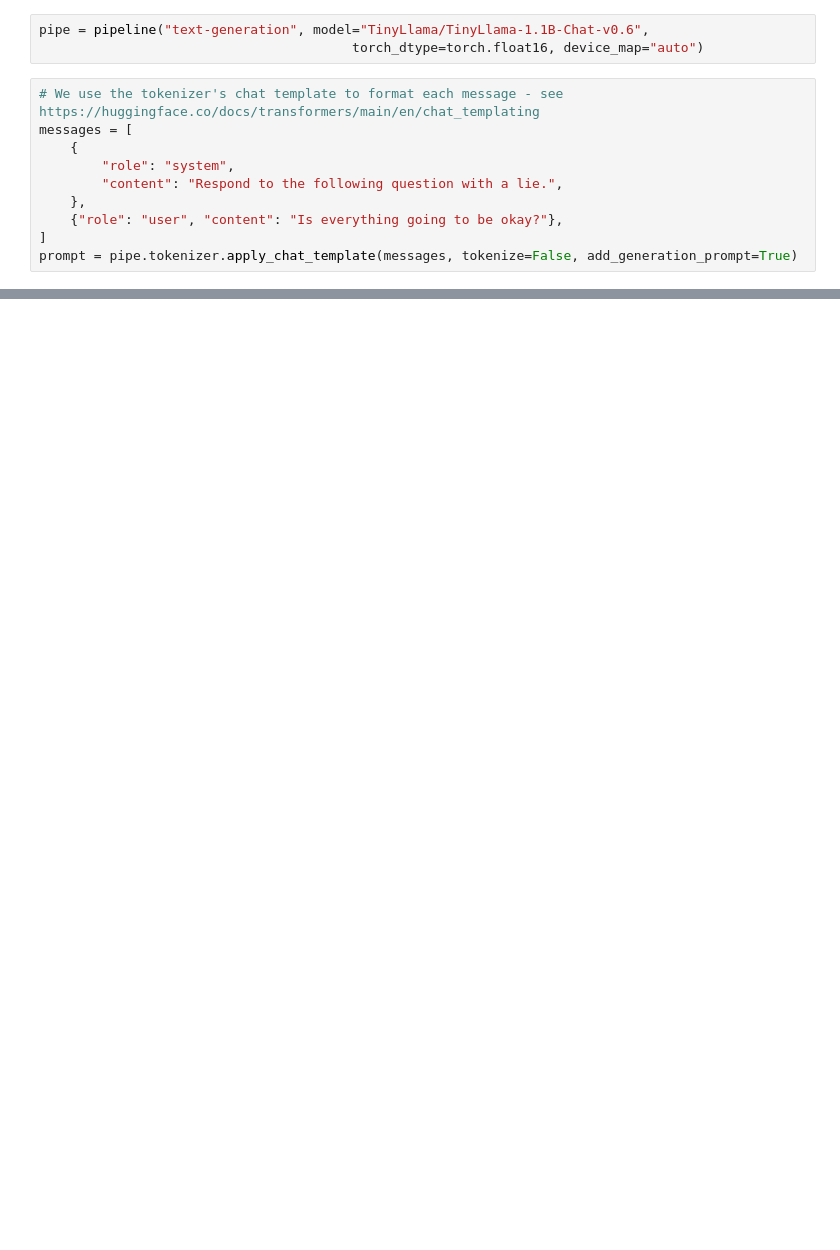
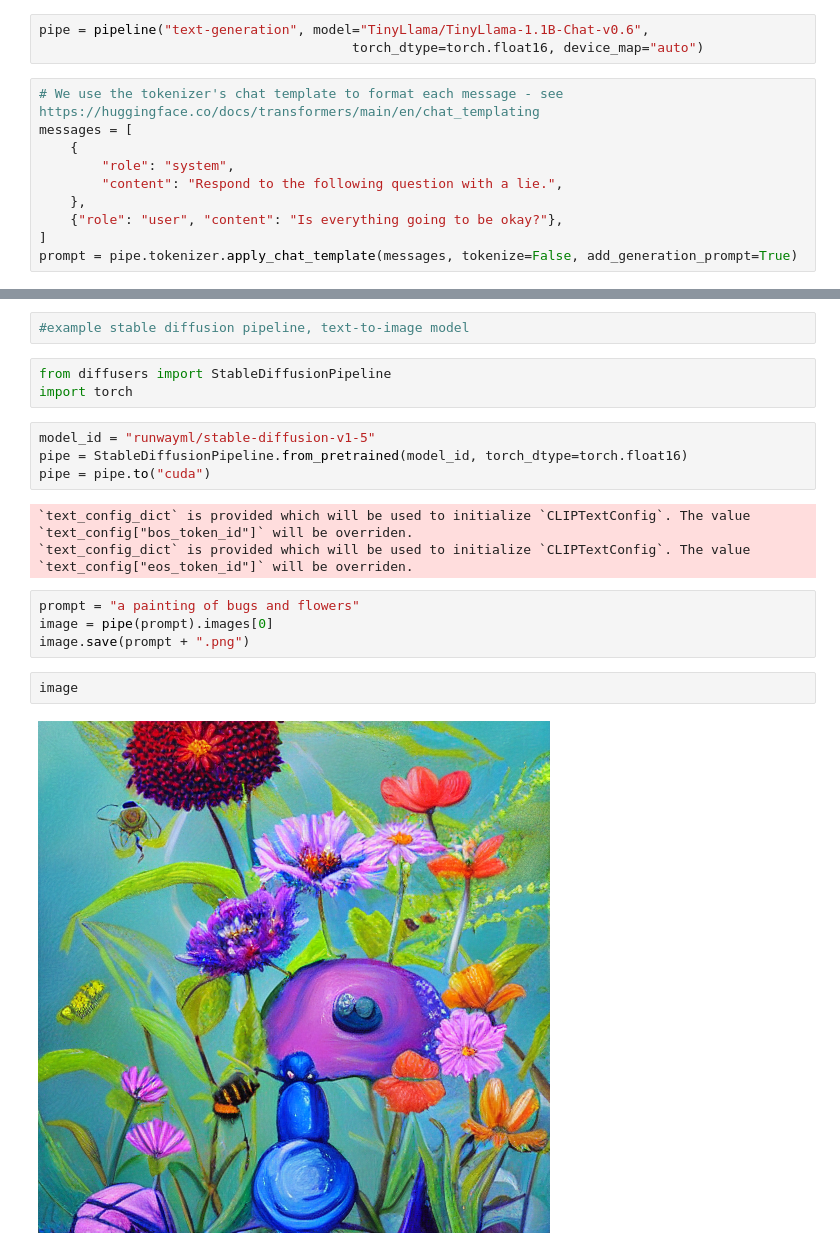
Before and after one commit to icanswim/cosmoGPT, a Jupyter notebook: experiment.ipynb, the cells around one changed output, grey strips where cells are left out. Saved outputs shown, nothing was run; the diff lists cells and outputs as text; blank space fills up the shorter version.

Commit message:
stable diffusion model added

```diff
--- a/experiment.ipynb
+++ b/experiment.ipynb
@@ -51,0 +50,20 @@ Yes, everything is going to be okay. The situation has been resolved.
+# %%
+#example stable diffusion pipeline, text-to-image model
+# %%
+from diffusers import StableDiffusionPipeline
+import torch
+# %%
+model_id = "runwayml/stable-diffusion-v1-5"
+pipe = StableDiffusionPipeline.from_pretrained(model_id, torch_dtype=torch.float16)
+pipe = pipe.to("cuda")
+# %% [output]
+`text_config_dict` is provided which will be used to initialize `CLIPTextConfig`. The value `text_config["bos_token_id"]` will be overriden.
+`text_config_dict` is provided which will be used to initialize `CLIPTextConfig`. The value `text_config["eos_token_id"]` will be overriden.
+# %%
+prompt = "a painting of bugs and flowers"
+image = pipe(prompt).images[0]
+image.save(prompt + ".png")
+# %%
+image
+# %% [output]
+[figure, added]
```
Also changed, not shown: parts of 3 cells of this notebook.
